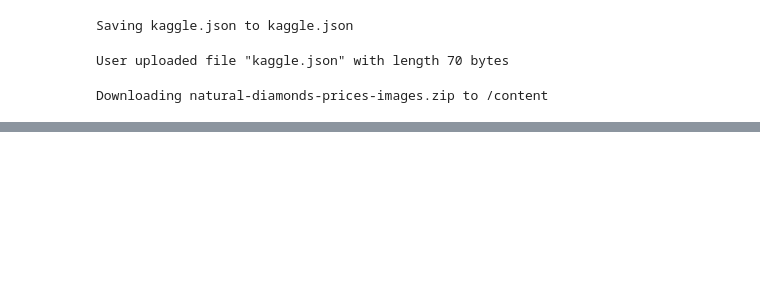
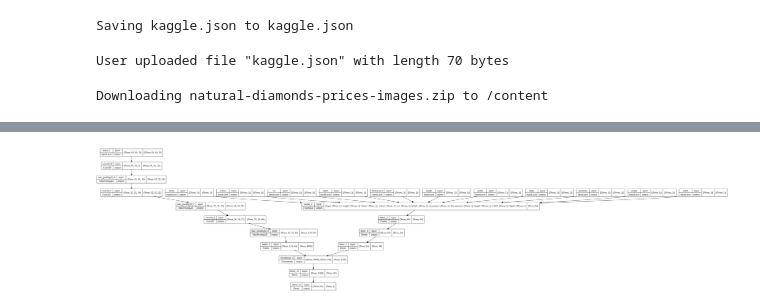
Before and after one commit to Nick-Yazdani/ml-notebooks-portfolio, a Jupyter notebook: dnn_cnn_diamond_val.ipynb, the cells around one changed output, grey strips where cells are left out. Cells and saved outputs as stored; diff of their text form; code cells hidden in the pictures; blank space fills up the shorter version.

```diff
--- a/dnn_cnn_diamond_val.ipynb
+++ b/dnn_cnn_diamond_val.ipynb
@@ -192,0 +210,2 @@ def preprocessing(train_df: pd.DataFrame):
+# %%
+preprocessing_layer, inputs = preprocessing(train[1])
@@ -192,0 +227,34 @@ def preprocessing(train_df: pd.DataFrame):
+# %%
+def build_model(preproc_layer, inputs):
+  image_input = layers.Input(shape=IMAGE_SHAPE)
+
+  x = layers.Conv2D(16, (3, 3), padding="same", activation="relu")(image_input)
+  x = layers.MaxPooling2D()(x)
+  x = layers.Conv2D(32, (3, 3), padding="same", activation="relu")(x)
+  x = layers.MaxPooling2D()(x)
+  x = layers.Conv2D(64, (3, 3), padding="same", activation="relu")(x)
+  x = layers.MaxPooling2D()(x)
+  x = layers.Flatten()(x)
+
+  g = layers.Flatten()(preproc_layer)
+  g = layers.Dense(64, activation="relu")(g)
+  g = layers.Dense(64, activation="relu")(g)
+
+  categorical_encoder = tf.keras.models.Model(inputs=inputs, outputs=g)
+
+  z = layers.concatenate([x, g])
+  z = layers.Dense(64, activation='relu')(z)
+
+  output = tf.keras.layers.Dense(1)(z)
+
+  model = tf.keras.models.Model(inputs=[inputs, image_input], outputs=output)
+
+  model.compile(loss="mse", optimizer="adam", metrics=["mae"])
+
+  return model
+# %%
+model = build_model(preprocessing_layer, inputs)
+# %%
+plot_model(model, show_shapes=True)
+# %% [output]
+[figure, added]
```
Also changed, not shown: parts of 8 cells of this notebook.
